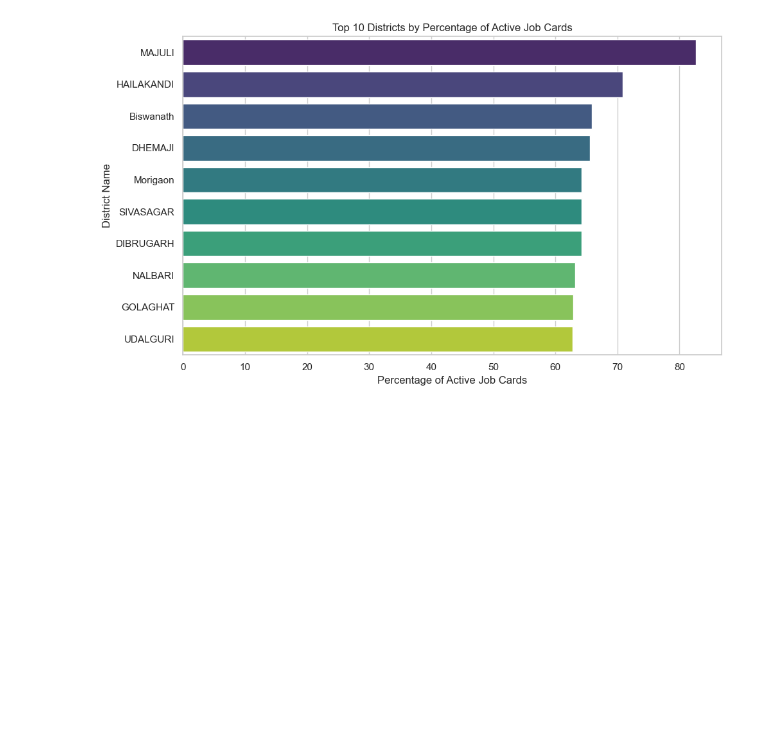
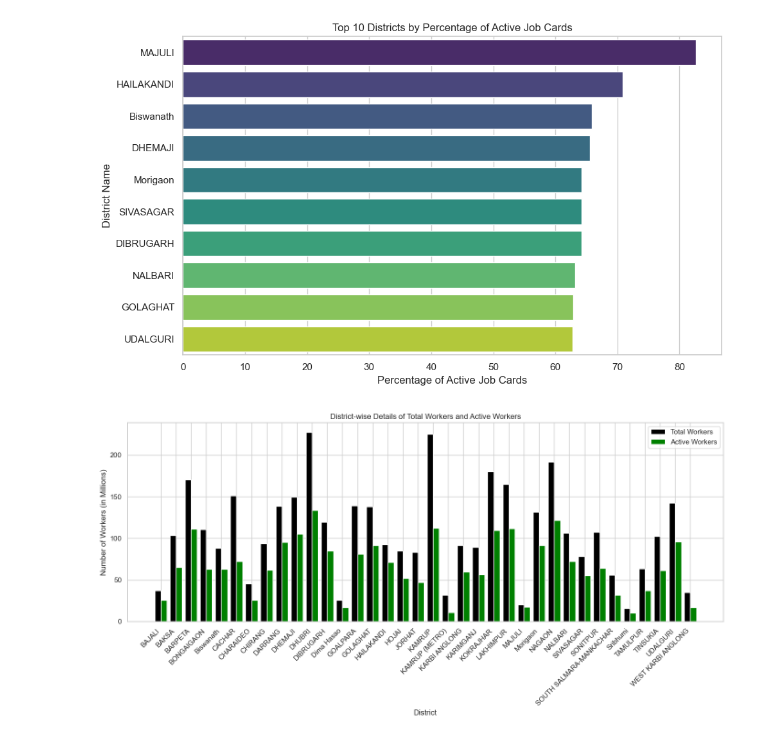
Before and after one commit to iamabirakash/INT-375, a Jupyter notebook: AssamEmployment.ipynb, the cells around one changed output. Saved outputs shown, nothing was run; the diff lists cells and outputs as text; code cells hidden in the pictures; blank space fills up the shorter version.

```diff
--- a/AssamEmployment.ipynb
+++ b/AssamEmployment.ipynb
@@ -439,3 +439,23 @@ plt.tight_layout()
 plt.show()
 # %% [output]
 [figure]
+# %%
+district_workers = data1.groupby('district_name')[['Total_No_of_Workers', 'Total_No_of_Active_Workers']].sum()
+district_workers.columns = ['Total_Workers', 'Active_Workers']
+
+plt.figure(figsize=(14, 7))
+bar_width = 0.4
+index = range(len(district_workers))
+
+plt.bar(index, district_workers['Total_Workers'] / 1e6, bar_width, label='Total Workers', color='black')
+plt.bar([i + bar_width for i in index], district_workers['Active_Workers'] / 1e6, bar_width, label='Active Workers', color='green')
+
+plt.xlabel('District')
+plt.ylabel('Number of Workers (in Millions)')
+plt.title('District-wise Details of Total Workers and Active Workers')
+plt.xticks([i + bar_width / 2 for i in index], district_workers.index, rotation=45, ha='right')
+plt.legend()
+plt.tight_layout()
+plt.show()
+# %% [output]
+[figure, added]
```
Also changed, not shown: parts of 1 cell of this notebook.
